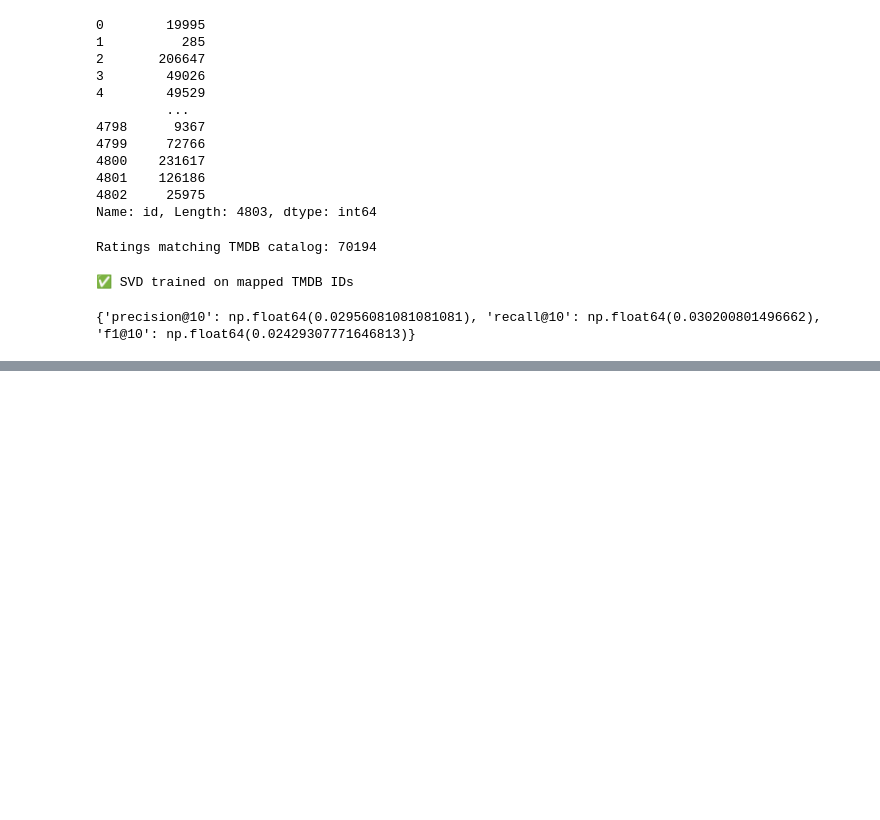
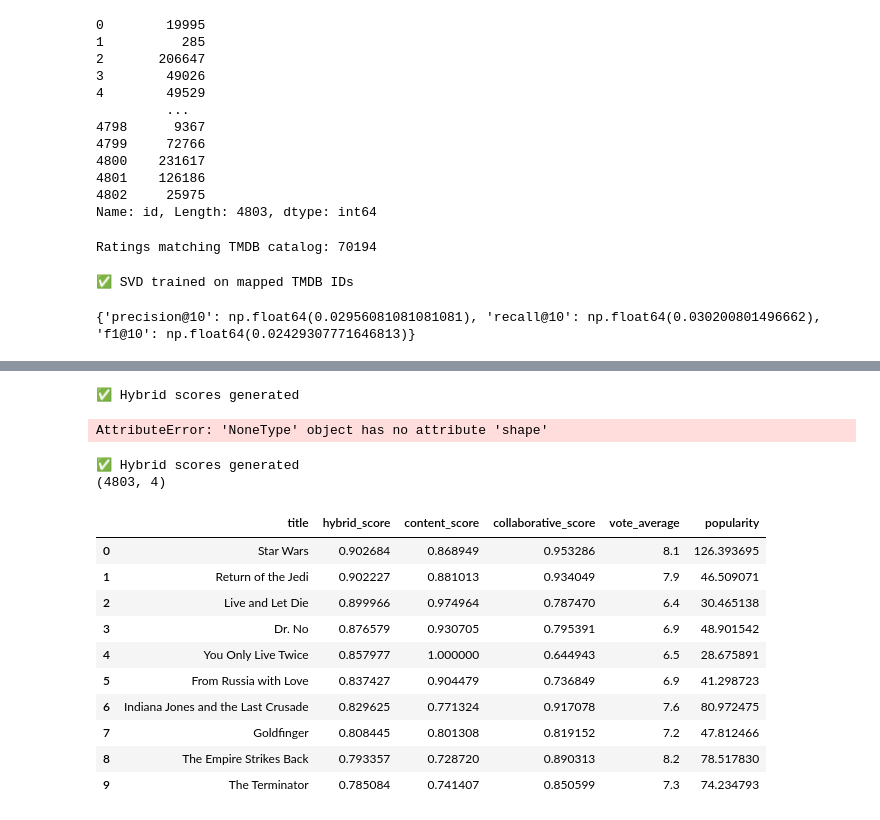
Before and after one commit to mulumbakakumba-cpu/movie-recommender, a Jupyter notebook: notebooks/04_model_evaluation.ipynb, the cells around one changed output, grey strips where cells are left out. Cells and saved outputs as stored; diff of their text form; code cells hidden in the pictures; blank space fills up the shorter version.

```diff
--- a/notebooks/04_model_evaluation.ipynb
+++ b/notebooks/04_model_evaluation.ipynb
@@ -541,0 +1263,3 @@ print(svd_metrics)
+# %%
+def get_hybrid_scores(...):
+    ...
@@ -541,0 +1292,16 @@ print(svd_metrics)
+# %%
+user_1_hybrid = get_hybrid_scores(
+    user_id=1,
+    train_ratings=train_ratings,
+    df=df,
+    tfidf_matrix=tfidf_matrix,
+    svd_model=svd_model,
+    content_weight=0.6,
+    collaborative_weight=0.4
+)
+
+print("✅ Hybrid scores generated")
+print(user_1_hybrid.shape)
+# %% [output]
+✅ Hybrid scores generated
+AttributeError: 'NoneType' object has no attribute 'shape'
@@ -541,0 +1357,54 @@ print(svd_metrics)
+# %%
+user_1_hybrid = get_hybrid_scores(
+    user_id=1,
+    train_ratings=train_ratings,
+    df=df,
+    tfidf_matrix=tfidf_matrix,
+    svd_model=svd_model,
+    content_weight=0.6,
+    collaborative_weight=0.4
+)
+
+print("✅ Hybrid scores generated")
+print(user_1_hybrid.shape)
+# %% [output]
+✅ Hybrid scores generated
+(4803, 4)
+# %%
+top_hybrid = (
+    user_1_hybrid
+    .sort_values("hybrid_score", ascending=False)
+    .head(10)
+)
+
+top_hybrid = top_hybrid.merge(
+    df[["id", "title", "vote_average", "popularity"]],
+    left_on="movieId",
+    right_on="id",
+    how="left"
+)
+
+display(
+    top_hybrid[
+        [
+            "title",
+            "hybrid_score",
+            "content_score",
+            "collaborative_score",
+            "vote_average",
+            "popularity"
+        ]
+    ]
+)
+# %% [output]
+|  | title | hybrid_score | content_score | collaborative_score | vote_average | popularity |
+| 0 | Star Wars | 0.902684 | 0.868949 | 0.953286 | 8.1 | 126.393695 |
+| 1 | Return of the Jedi | 0.902227 | 0.881013 | 0.934049 | 7.9 | 46.509071 |
+| 2 | Live and Let Die | 0.899966 | 0.974964 | 0.787470 | 6.4 | 30.465138 |
+| 3 | Dr. No | 0.876579 | 0.930705 | 0.795391 | 6.9 | 48.901542 |
+| 4 | You Only Live Twice | 0.857977 | 1.000000 | 0.644943 | 6.5 | 28.675891 |
+| 5 | From Russia with Love | 0.837427 | 0.904479 | 0.736849 | 6.9 | 41.298723 |
+| 6 | Indiana Jones and the Last Crusade | 0.829625 | 0.771324 | 0.917078 | 7.6 | 80.972475 |
+| 7 | Goldfinger | 0.808445 | 0.801308 | 0.819152 | 7.2 | 47.812466 |
+| 8 | The Empire Strikes Back | 0.793357 | 0.728720 | 0.890313 | 8.2 | 78.517830 |
+| 9 | The Terminator | 0.785084 | 0.741407 | 0.850599 | 7.3 | 74.234793 |
```
Also changed, not shown: parts of 43 cells of this notebook.
